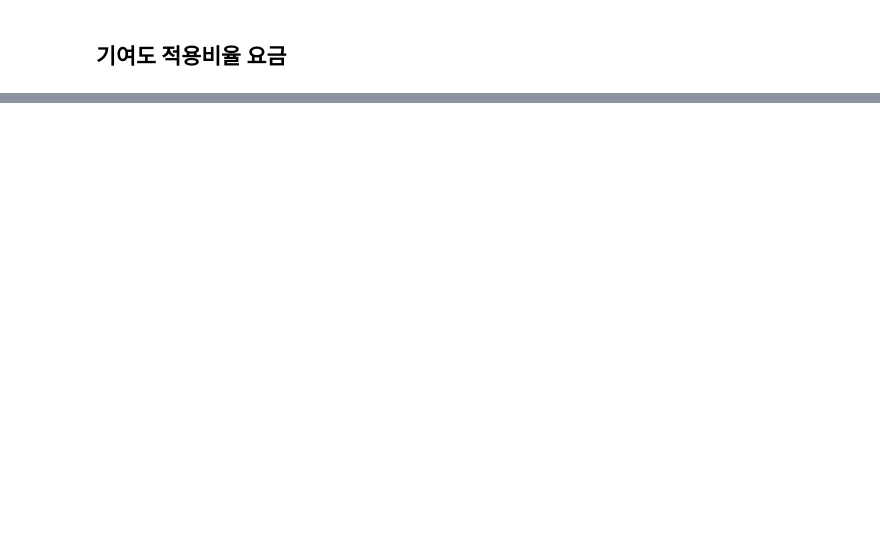
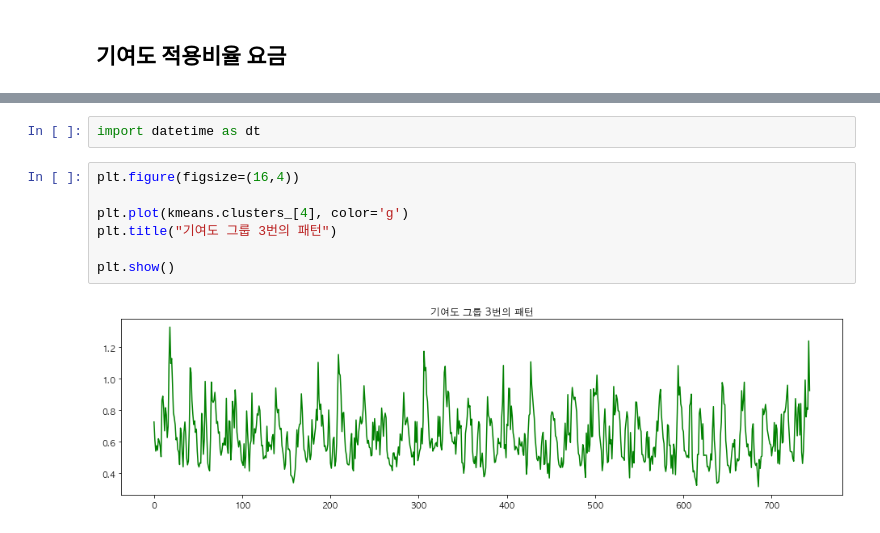
Before and after one commit to formegusto/distribution-public-fee, a Jupyter notebook: pt3.그룹별 (Pattern Based) 가격분배.ipynb, the cells around one changed output, grey strips where cells are left out. Saved outputs shown, nothing was run; the diff lists cells and outputs as text; blank space fills up the shorter version.

```diff
--- a/pt3.그룹별 (Pattern Based) 가격분배.ipynb
+++ b/pt3.그룹별 (Pattern Based) 가격분배.ipynb
@@ -414,0 +685,11 @@ problem_simple_cont
+# %%
+import datetime as dt
+# %%
+plt.figure(figsize=(16,4))
+
+plt.plot(kmeans.clusters_[4], color='g')
+plt.title("기여도 그룹 3번의 패턴")
+
+plt.show()
+# %% [output]
+[figure, added]
```
Also changed, not shown: parts of 63 cells of this notebook, 3 other files.
